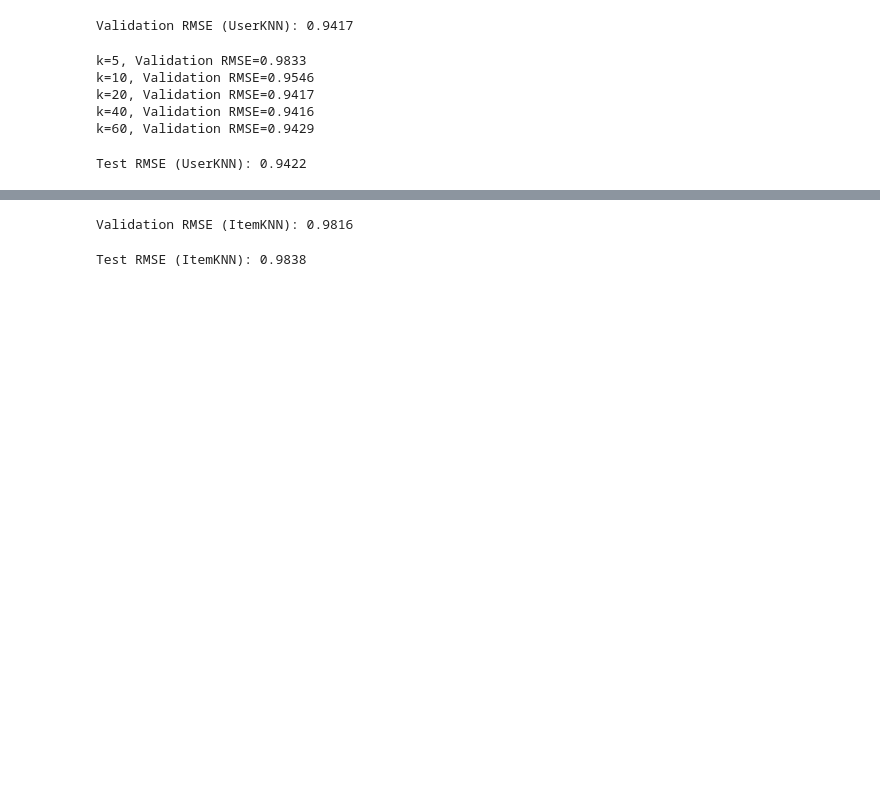
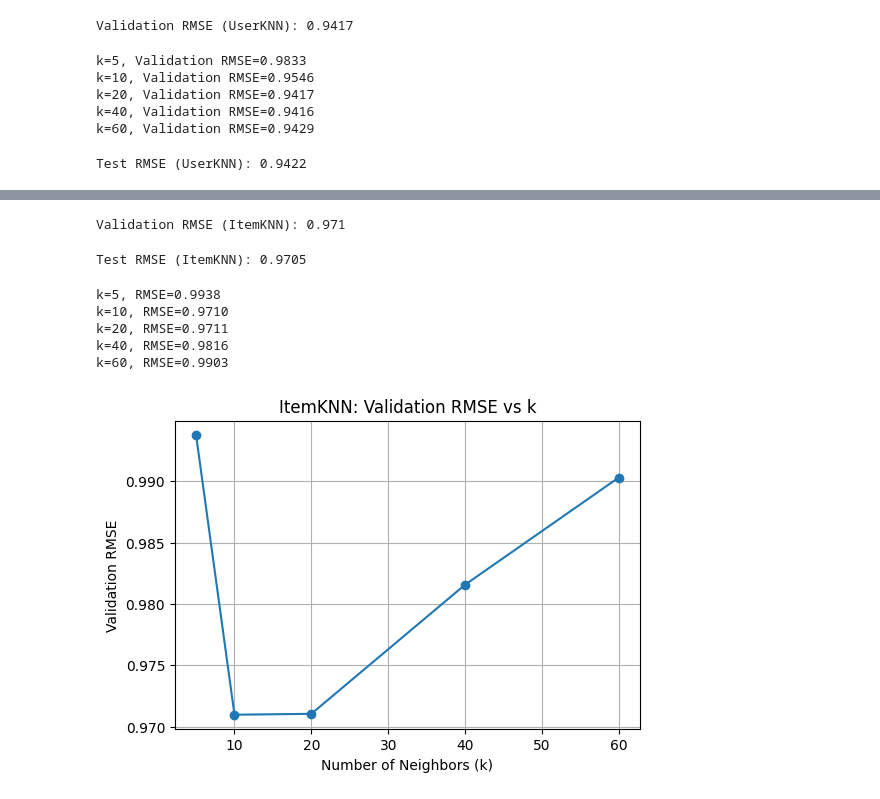
Before and after one commit to Manasa-Bellamkonda/DataForge_Recommender, a Jupyter notebook: notebooks/03_knn_models.ipynb, the cells around one changed output, grey strips where cells are left out. Cells and saved outputs as stored; diff of their text form; code cells hidden in the pictures; blank space fills up the shorter version.

Commit message:
Phase 3: Added adaptive hybrid model, evaluation results, and tuning plots

```diff
--- a/notebooks/03_knn_models.ipynb
+++ b/notebooks/03_knn_models.ipynb
@@ -110,7 +114,7 @@ plt.show()
 # %%
 from knn import ItemKNN
 # %%
-item_model = ItemKNN(k=40)
+item_model = ItemKNN(k=10)
 item_model.fit(train)
 
 val_preds_item = item_model.predict(val)
@@ -118,11 +122,44 @@ rmse_item = np.sqrt(mean_squared_error(val["rating"], val_preds_item))
 
 print("Validation RMSE (ItemKNN):", round(rmse_item,4))
 # %% [output]
-Validation RMSE (ItemKNN): 0.9816
+Validation RMSE (ItemKNN): 0.971
 # %%
 test_preds_item = item_model.predict(test)
 test_rmse_item = np.sqrt(mean_squared_error(test["rating"], test_preds_item))
 
 print("Test RMSE (ItemKNN):", round(test_rmse_item,4))
 # %% [output]
-Test RMSE (ItemKNN): 0.9838
+Test RMSE (ItemKNN): 0.9705
+# %%
+import matplotlib.pyplot as plt
+
+k_values = [5, 10, 20, 40, 60]
+rmse_values_item = []
+
+for k in k_values:
+    model = ItemKNN(k=k)
+    model.fit(train)
+
+    preds = model.predict(val)
+    rmse = np.sqrt(mean_squared_error(val["rating"], preds))
+
+    rmse_values_item.append(rmse)
+    print(f"k={k}, RMSE={rmse:.4f}")
+
+# Plot
+plt.figure(figsize=(6,4))
+plt.plot(k_values, rmse_values_item, marker='o')
+plt.title("ItemKNN: Validation RMSE vs k")
+plt.xlabel("Number of Neighbors (k)")
+plt.ylabel("Validation RMSE")
+plt.grid(True)
+
+plt.savefig("../results/figures/itemknn_k_tuning.png")
+plt.show()
+# %% [output]
+k=5, RMSE=0.9938
+k=10, RMSE=0.9710
+k=20, RMSE=0.9711
+k=40, RMSE=0.9816
+k=60, RMSE=0.9903
+[figure, added]
```
Also changed, not shown: parts of 1 cell of this notebook, 2 other files.
